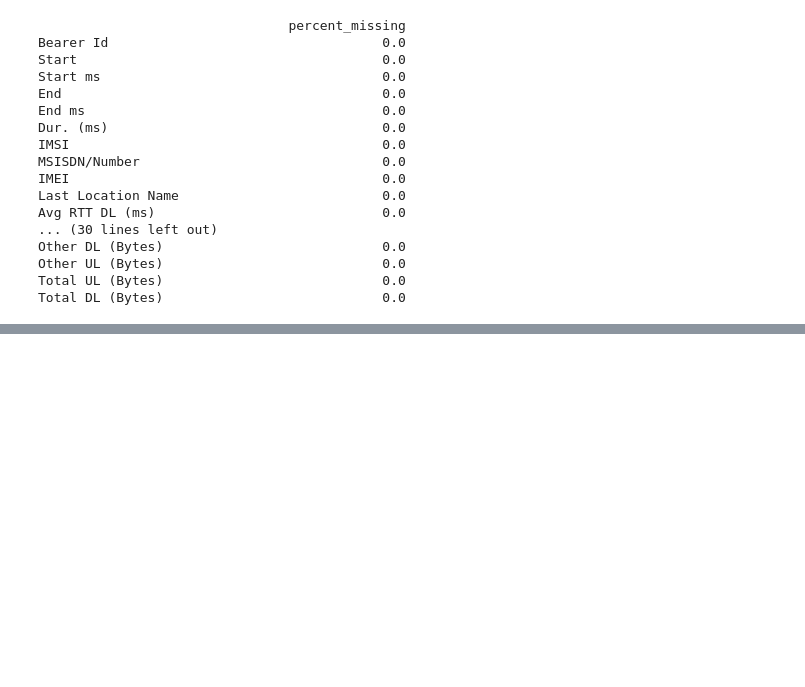
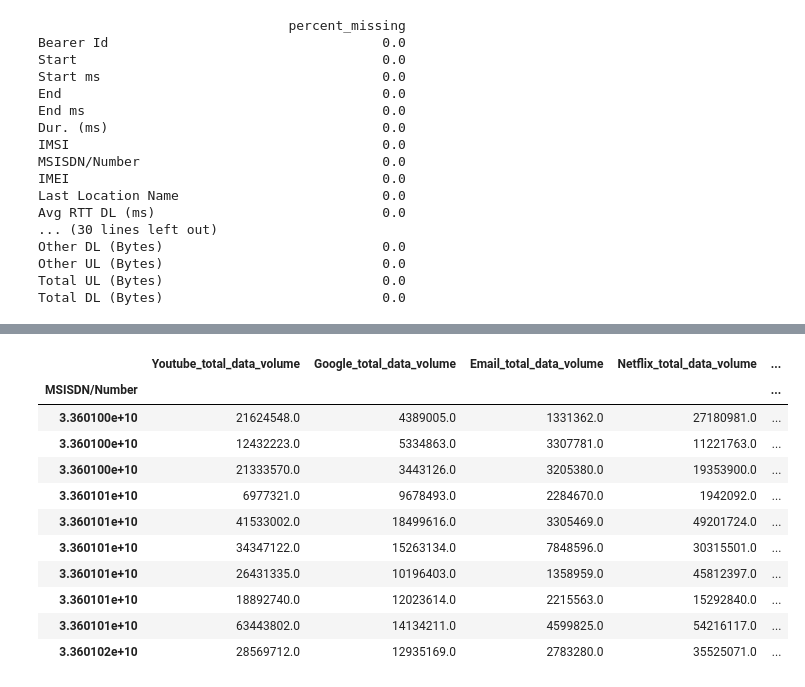
Before and after one commit to behigu/TellCo-Telecom-User-s-Data-Analysis, a Jupyter notebook: notebooks/Telco_telecom_user_data_analysis.ipynb, the cells around one changed output, grey strips where cells are left out. Drawn from its saved outputs; the diff is of its cells as text; code cells hidden in the pictures; blank space fills up the shorter version.

Commit message:
further data analysis

```diff
--- a/notebooks/Telco_telecom_user_data_analysis.ipynb
+++ b/notebooks/Telco_telecom_user_data_analysis.ipynb
@@ -211,0 +324,28 @@ df_clean.groupby('IMEI').aggregate({'Social Media DL (Bytes)':'min',
+# %%
+#the total data volume (in Bytes) during this session for each application
+df_clean['Youtube_total_data_volume'] = df_clean['Youtube DL (Bytes)'] + df_clean['Youtube UL (Bytes)']
+df_clean['Google_total_data_volume'] = df_clean['Google DL (Bytes)'] + df_clean['Google UL (Bytes)']
+df_clean['Email_total_data_volume'] = df_clean['Email DL (Bytes)'] + df_clean['Email UL (Bytes)']
+
+df_clean['Netflix_total_data_volume'] = df_clean['Netflix DL (Bytes)'] + df_clean['Netflix UL (Bytes)']
+df_clean['Gaming_total_data_volume'] = df_clean['Gaming DL (Bytes)'] + df_clean['Gaming UL (Bytes)']
+df_clean['Other_total_data_volume'] = df_clean['Other DL (Bytes)'] + df_clean['Other UL (Bytes)']
+df_clean['SocialMedia_total_data_volume'] = df_clean['Social Media DL (Bytes)'] + df_clean['Social Media UL (Bytes)']
+
+df_clean['All_total_data_volume'] = df_clean['Total DL (Bytes)'] + df_clean['Total UL (Bytes)']
+# %%
+#the total data volume (in Bytes) during this session for each application
+df_clean.groupby('MSISDN/Number').agg({'Youtube_total_data_volume': 'sum','Google_total_data_volume': 'sum','Email_total_data_volume': 'sum','Netflix_total_data_volume': 'sum','Gaming_total_data_volume': 'sum','Other_total_data_volume': 'sum','SocialMedia_total_data_volume': 'sum','All_total_data_volume':'sum' }).head(10)
+# %% [output]
+|  | Youtube_total_data_volume | Google_total_data_volume | Email_total_data_volume | Netflix_total_data_volume | ... |
+| MSISDN/Number |  |  |  |  | ... |
+| 3.360100e+10 | 21624548.0 | 4389005.0 | 1331362.0 | 27180981.0 | ... |
+| 3.360100e+10 | 12432223.0 | 5334863.0 | 3307781.0 | 11221763.0 | ... |
+| 3.360100e+10 | 21333570.0 | 3443126.0 | 3205380.0 | 19353900.0 | ... |
+| 3.360101e+10 | 6977321.0 | 9678493.0 | 2284670.0 | 1942092.0 | ... |
+| 3.360101e+10 | 41533002.0 | 18499616.0 | 3305469.0 | 49201724.0 | ... |
+| 3.360101e+10 | 34347122.0 | 15263134.0 | 7848596.0 | 30315501.0 | ... |
+| 3.360101e+10 | 26431335.0 | 10196403.0 | 1358959.0 | 45812397.0 | ... |
+| 3.360101e+10 | 18892740.0 | 12023614.0 | 2215563.0 | 15292840.0 | ... |
+| 3.360101e+10 | 63443802.0 | 14134211.0 | 4599825.0 | 54216117.0 | ... |
+| 3.360102e+10 | 28569712.0 | 12935169.0 | 2783280.0 | 35525071.0 | ... |
```
Also changed, not shown: parts of 15 cells of this notebook.
